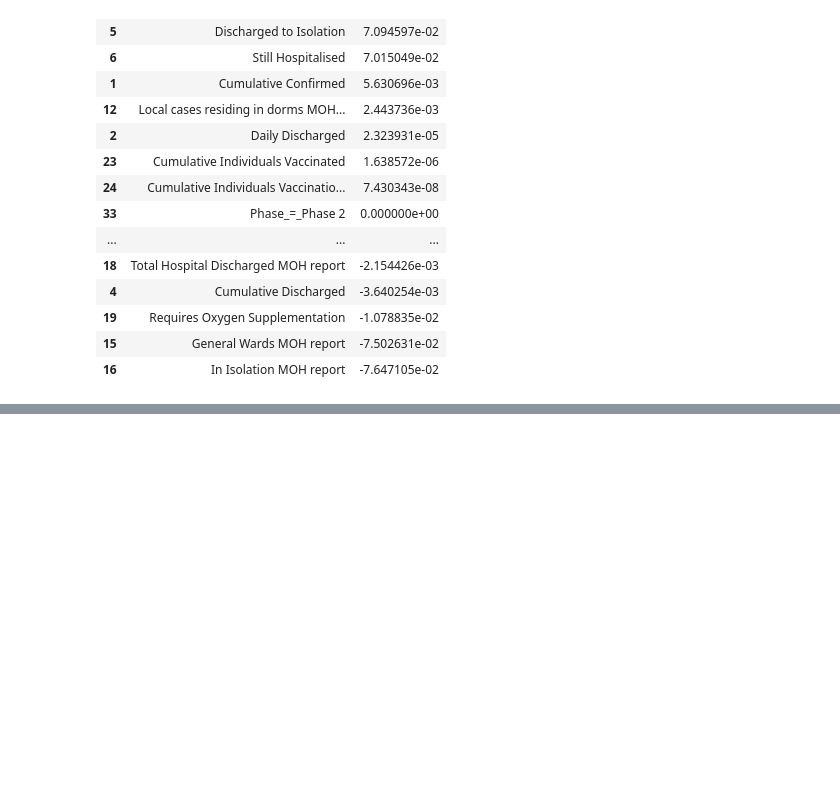
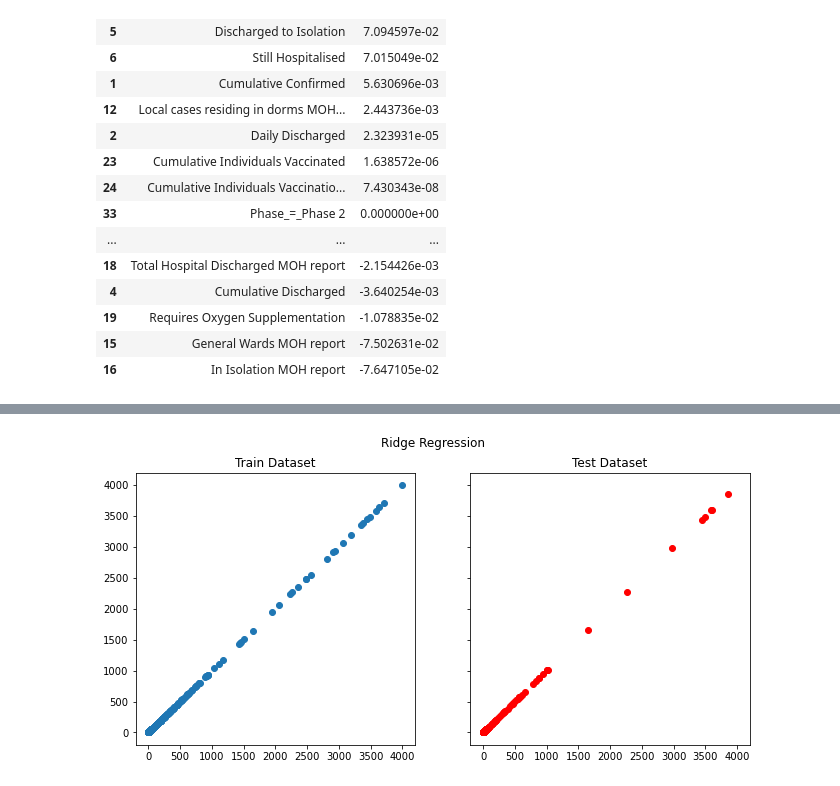
Before and after one commit to dvh549/Data_Mining, a Jupyter notebook: NumberOfCases.ipynb, the cells around one changed output, grey strips where cells are left out. Saved outputs shown, nothing was run; the diff lists cells and outputs as text; code cells hidden in the pictures; blank space fills up the shorter version.

```diff
--- a/NumberOfCases.ipynb
+++ b/NumberOfCases.ipynb
@@ -349,0 +401,15 @@ lasso_importance
+# %%
+# visualise performance of train vs test
+
+fig, ax = plt.subplots(1, 2, figsize=(11,5), sharey=True, sharex=True)
+
+ax[0].scatter(ridge.predict(X_train), y_train)
+ax[1].scatter(ridge_pred, y_test, c = 'red')
+ax[0].set_title('Train Dataset')
+ax[1].set_title('Test Dataset')
+
+plt.suptitle('Ridge Regression')
+
+plt.show()
+# %% [output]
+[figure, added]
```
Also changed, not shown: parts of 17 cells of this notebook.
